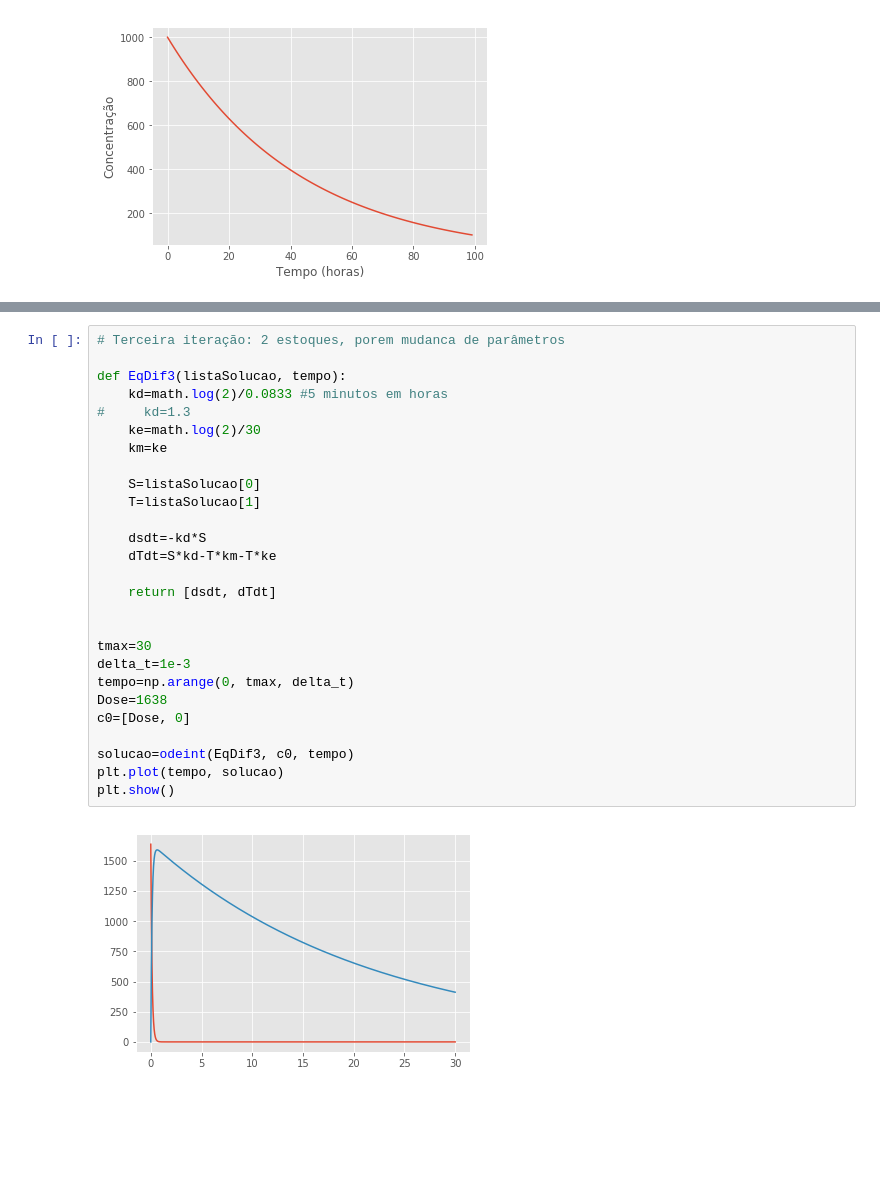
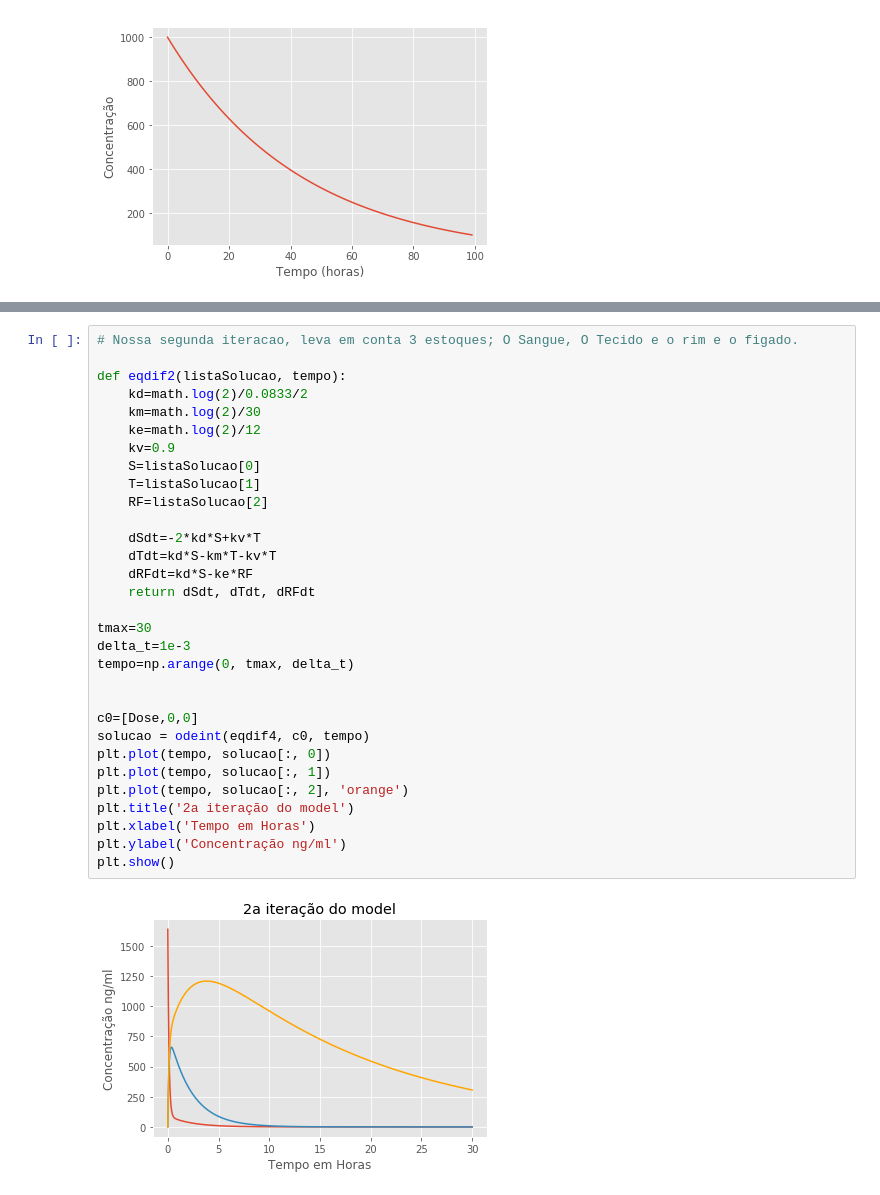
Before and after one commit to jzsiggy/Pharmacokinetics, a Jupyter notebook: Farmacocinetica.ipynb, the cells around one changed output, grey strips where cells are left out. Drawn from its saved outputs; the diff is of its cells as text; blank space fills up the shorter version.

```diff
--- a/Farmacocinetica.ipynb
+++ b/Farmacocinetica.ipynb
@@ -76,29 +42,33 @@ segunda_iteração()
 # %%
-# Terceira iteração: 2 estoques, porem mudanca de parâmetros
+# Nossa segunda iteracao, leva em conta 3 estoques; O Sangue, O Tecido e o rim e o figado.
 
-def EqDif3(listaSolucao, tempo):
-    kd=math.log(2)/0.0833 #5 minutos em horas
-#     kd=1.3
-    ke=math.log(2)/30
-    km=ke
-
+def eqdif2(listaSolucao, tempo):
+    kd=math.log(2)/0.0833/2
+    km=math.log(2)/30
+    ke=math.log(2)/12
+    kv=0.9
     S=listaSolucao[0]
     T=listaSolucao[1]
+    RF=listaSolucao[2]
 
-    dsdt=-kd*S
-    dTdt=S*kd-T*km-T*ke
-
-    return [dsdt, dTdt]
-
+    dSdt=-2*kd*S+kv*T
+    dTdt=kd*S-km*T-kv*T
+    dRFdt=kd*S-ke*RF
+    return dSdt, dTdt, dRFdt
 
 tmax=30
 delta_t=1e-3
 tempo=np.arange(0, tmax, delta_t)
-Dose=1638
-c0=[Dose, 0]
 
-solucao=odeint(EqDif3, c0, tempo)
-plt.plot(tempo, solucao)
+
+c0=[Dose,0,0]
+solucao = odeint(eqdif4, c0, tempo)
+plt.plot(tempo, solucao[:, 0])
+plt.plot(tempo, solucao[:, 1])
+plt.plot(tempo, solucao[:, 2], 'orange')
+plt.title('2a iteração do model')
+plt.xlabel('Tempo em Horas')
+plt.ylabel('Concentração ng/ml')
 plt.show()
 # %% [output]
-[figure, old version]
+[figure, new version]
```
Also changed, not shown: parts of 4 cells of this notebook.
